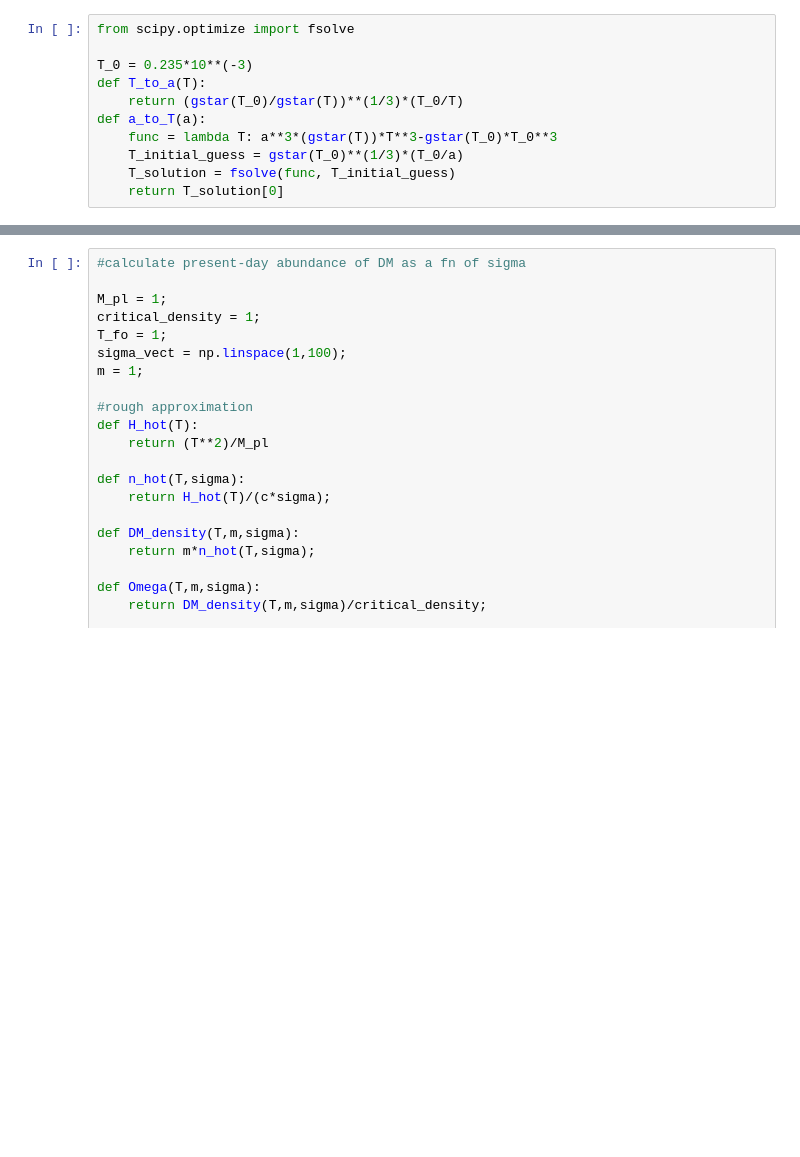
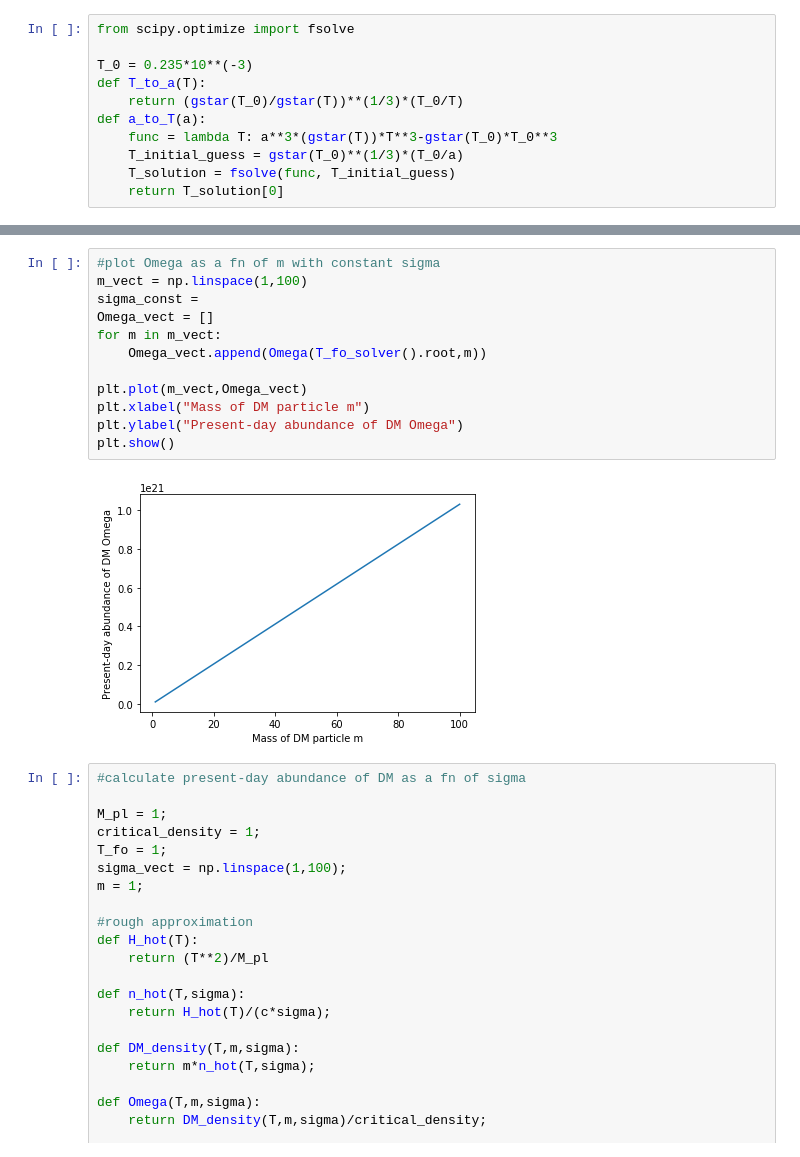
Before and after one commit to adam-coogan/gss19_subhalos, a Jupyter notebook: week_1/anders.ipynb, the cells around one changed output, grey strips where cells are left out. Saved outputs shown, nothing was run; the diff lists cells and outputs as text; blank space fills up the shorter version.

Commit message:
Write sanity check for T_fo solver

```diff
--- a/week_1/anders.ipynb
+++ b/week_1/anders.ipynb
@@ -140,3 +137,17 @@ plt.show()
+# %%
+#plot Omega as a fn of m with constant sigma
+m_vect = np.linspace(1,100)
+sigma_const =
+Omega_vect = []
+for m in m_vect:
+    Omega_vect.append(Omega(T_fo_solver().root,m))
+
+plt.plot(m_vect,Omega_vect)
+plt.xlabel("Mass of DM particle m")
+plt.ylabel("Present-day abundance of DM Omega")
+plt.show()
+# %% [output]
+[figure, added]
 # %%
 #calculate present-day abundance of DM as a fn of sigma
 
```
Also changed, not shown: parts of 5 cells of this notebook.
